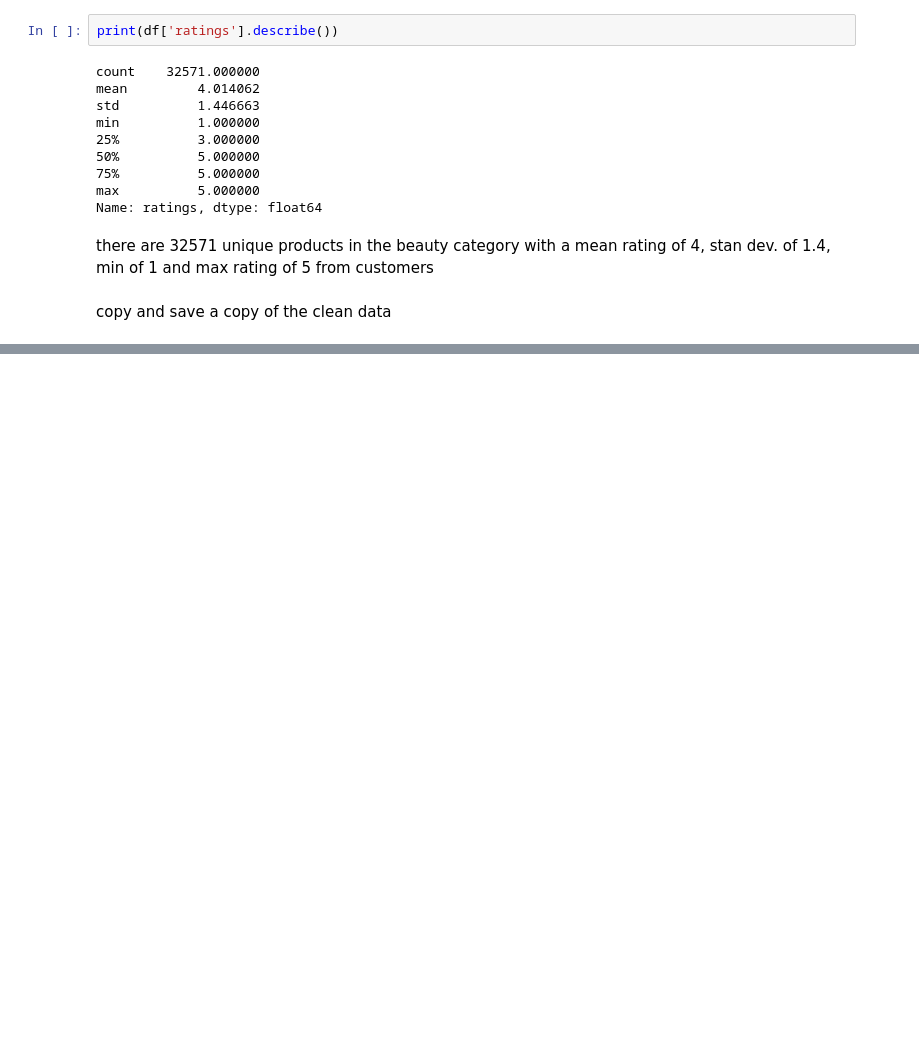
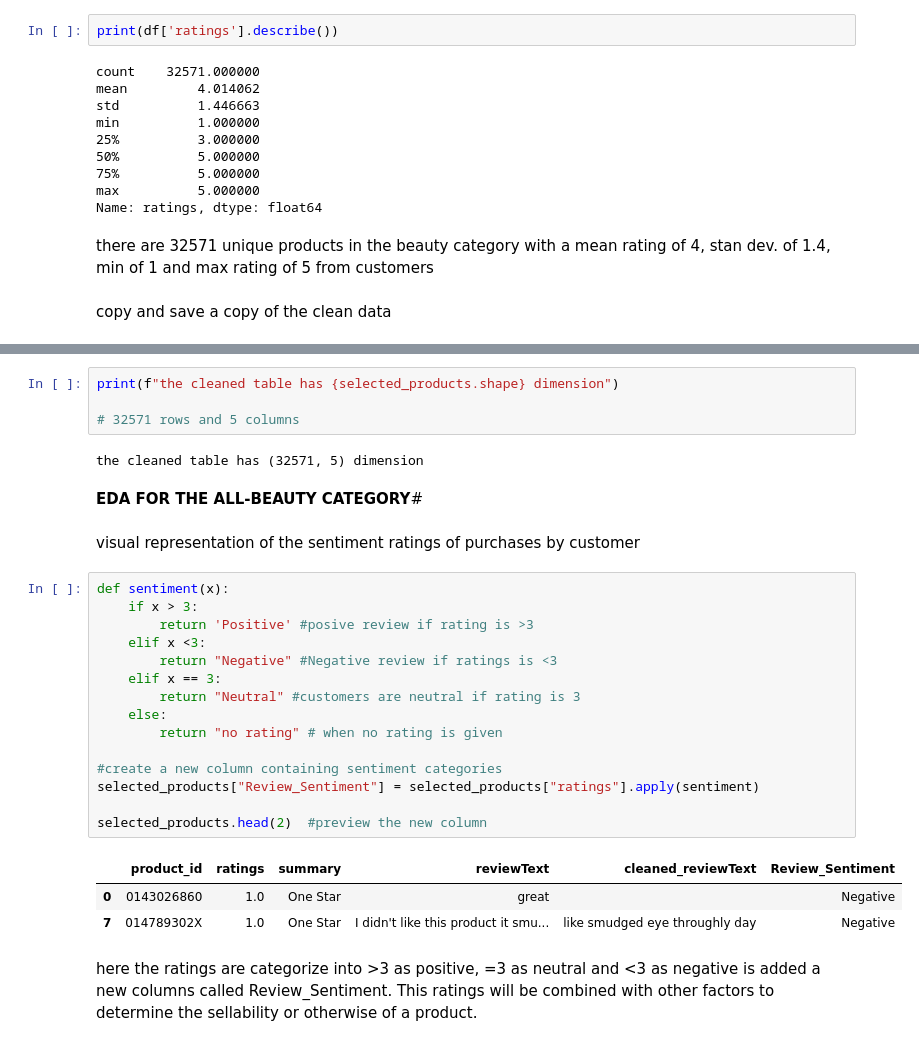
Before and after one commit to haliberry29/halimatusadia, a Jupyter notebook: increasing-amazon-sales-by-analyzing-customer-revi.ipynb, the cells around one changed output, grey strips where cells are left out. Cells and saved outputs as stored; diff of their text form; blank space fills up the shorter version.

```diff
--- a/increasing-amazon-sales-by-analyzing-customer-revi.ipynb
+++ b/increasing-amazon-sales-by-analyzing-customer-revi.ipynb
@@ -131,0 +186,31 @@ selected_products = df.copy()
+# %%
+print(f"the cleaned table has {selected_products.shape} dimension")
+
+# 32571 rows and 5 columns
+# %% [output]
+the cleaned table has (32571, 5) dimension
+# %% [markdown]
+**EDA FOR THE ALL-BEAUTY CATEGORY**#
+# %% [markdown]
+visual representation of the sentiment ratings of purchases by customer
+# %%
+def sentiment(x):
+    if x > 3:
+        return 'Positive' #posive review if rating is >3
+    elif x <3:
+        return "Negative" #Negative review if ratings is <3
+    elif x == 3:
+        return "Neutral" #customers are neutral if rating is 3
+    else:
+        return "no rating" # when no rating is given
+
+#create a new column containing sentiment categories
+selected_products["Review_Sentiment"] = selected_products["ratings"].apply(sentiment)
+
+selected_products.head(2)  #preview the new column
+# %% [output]
+|  | product_id | ratings | summary | reviewText | cleaned_reviewText | Review_Sentiment |
+| 0 | 0143026860 | 1.0 | One Star | great |  | Negative |
+| 7 | 014789302X | 1.0 | One Star | I didn't like this product it smu... | like smudged eye throughly day | Negative |
+# %% [markdown]
+here the ratings are categorize into >3 as positive, =3 as neutral and <3 as negative is added a new columns called Review_Sentiment. This ratings will be combined with other factors to determine the sellability or otherwise of a product.
```
Also changed, not shown: parts of 14 cells of this notebook.
